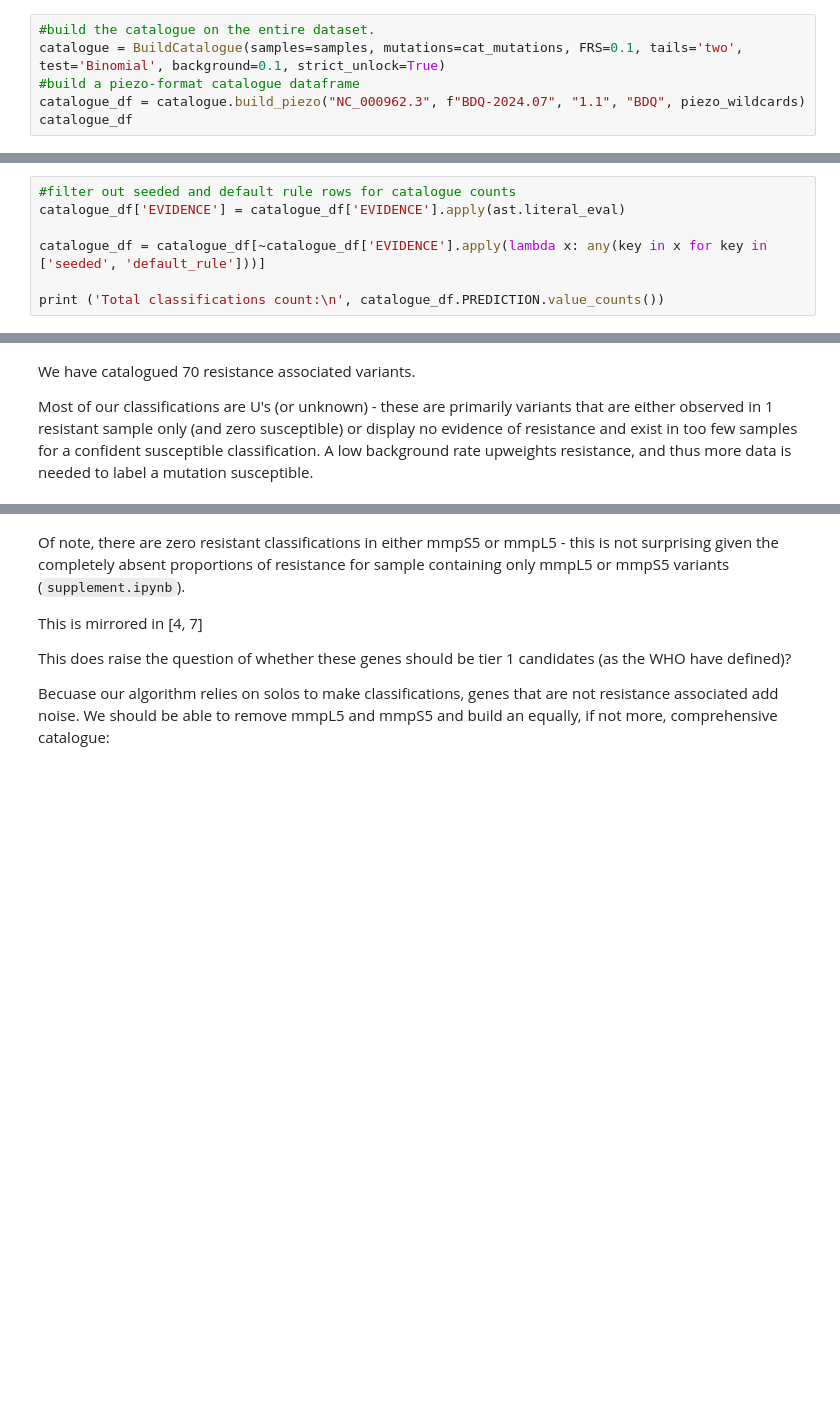
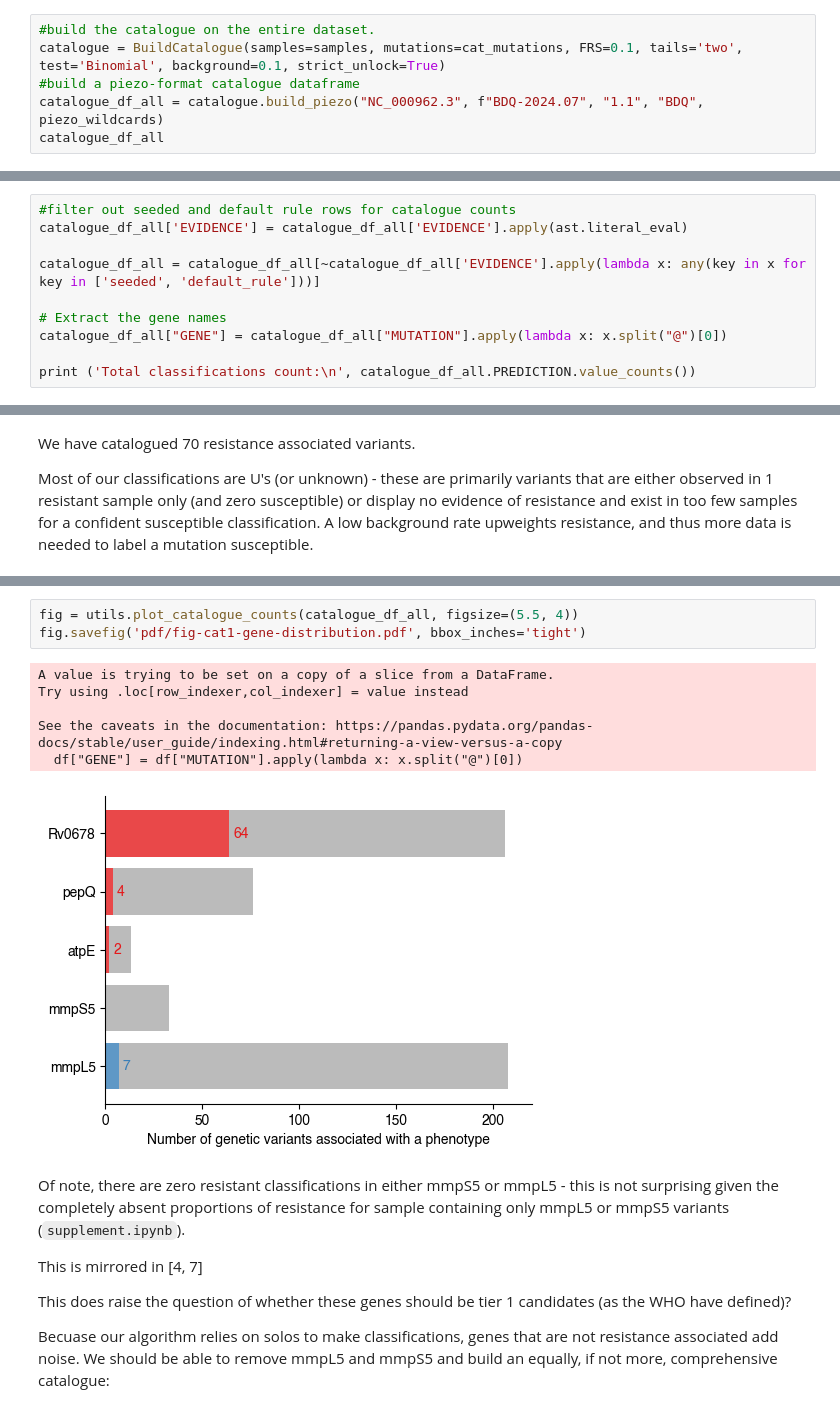
Before and after one commit to fowler-lab/tb-bdq-cat, a Jupyter notebook: Results_1.ipynb, the cells around one changed output, grey strips where cells are left out. Cells and saved outputs as stored; diff of their text form; blank space fills up the shorter version.

```diff
--- a/Results_1.ipynb
+++ b/Results_1.ipynb
@@ -179,8 +186,8 @@ We seed the catalogue with 2 neutral phylogenetic mutations in mmpL5; I948V and
 #build the catalogue on the entire dataset.
 catalogue = BuildCatalogue(samples=samples, mutations=cat_mutations, FRS=0.1, tails='two',  test='Binomial', background=0.1, strict_unlock=True)
 #build a piezo-format catalogue dataframe
-catalogue_df = catalogue.build_piezo("NC_000962.3", f"BDQ-2024.07", "1.1", "BDQ", piezo_wildcards)
-catalogue_df
+catalogue_df_all = catalogue.build_piezo("NC_000962.3", f"BDQ-2024.07", "1.1", "BDQ", piezo_wildcards)
+catalogue_df_all
 # %% [output]
 |  | GENBANK_REFERENCE | CATALOGUE_NAME | CATALOGUE_VERSION | CATALOGUE_GRAMMAR | PREDICTION_VALUES | DRUG | ... |
 | 0 | NC_000962.3 | BDQ-2024.07 | 1.1 | GARC1 | RUS | BDQ | ... |
@@ -197,10 +204,13 @@ catalogue_df
 566 rows × 11 columns
 # %%
 #filter out seeded and default rule rows for catalogue counts
-catalogue_df['EVIDENCE'] = catalogue_df['EVIDENCE'].apply(ast.literal_eval)
+catalogue_df_all['EVIDENCE'] = catalogue_df_all['EVIDENCE'].apply(ast.literal_eval)
 
-catalogue_df = catalogue_df[~catalogue_df['EVIDENCE'].apply(lambda x: any(key in x for key in ['seeded', 'default_rule']))]
+catalogue_df_all = catalogue_df_all[~catalogue_df_all['EVIDENCE'].apply(lambda x: any(key in x for key in ['seeded', 'default_rule']))]
 
-print ('Total classifications count:\n', catalogue_df.PREDICTION.value_counts())
+# Extract the gene names
+catalogue_df_all["GENE"] = catalogue_df_all["MUTATION"].apply(lambda x: x.split("@")[0])
+
+print ('Total classifications count:\n', catalogue_df_all.PREDICTION.value_counts())
 # %% [output]
 Total classifications count:
@@ -224,3 +238,13 @@ See the caveats in the documentation: https://pandas.pydata.org/pandas-docs/stab
+# %%
+fig = utils.plot_catalogue_counts(catalogue_df_all, figsize=(5.5, 4))
+fig.savefig('pdf/fig-cat1-gene-distribution.pdf', bbox_inches='tight')
+# %% [output]
+A value is trying to be set on a copy of a slice from a DataFrame.
+Try using .loc[row_indexer,col_indexer] = value instead
+
+See the caveats in the documentation: https://pandas.pydata.org/pandas-docs/stable/user_guide/indexing.html#returning-a-view-versus-a-copy
+  df["GENE"] = df["MUTATION"].apply(lambda x: x.split("@")[0])
+[figure, added]
 # %% [markdown]
 
 Of note, there are zero resistant classifications in either mmpS5 or mmpL5 - this is not surprising given the completely absent proportions of resistance for sample containing only mmpL5 or mmpS5 variants (`supplement.ipynb`).
```
Also changed, not shown: parts of 9 cells of this notebook, 5 other files.
